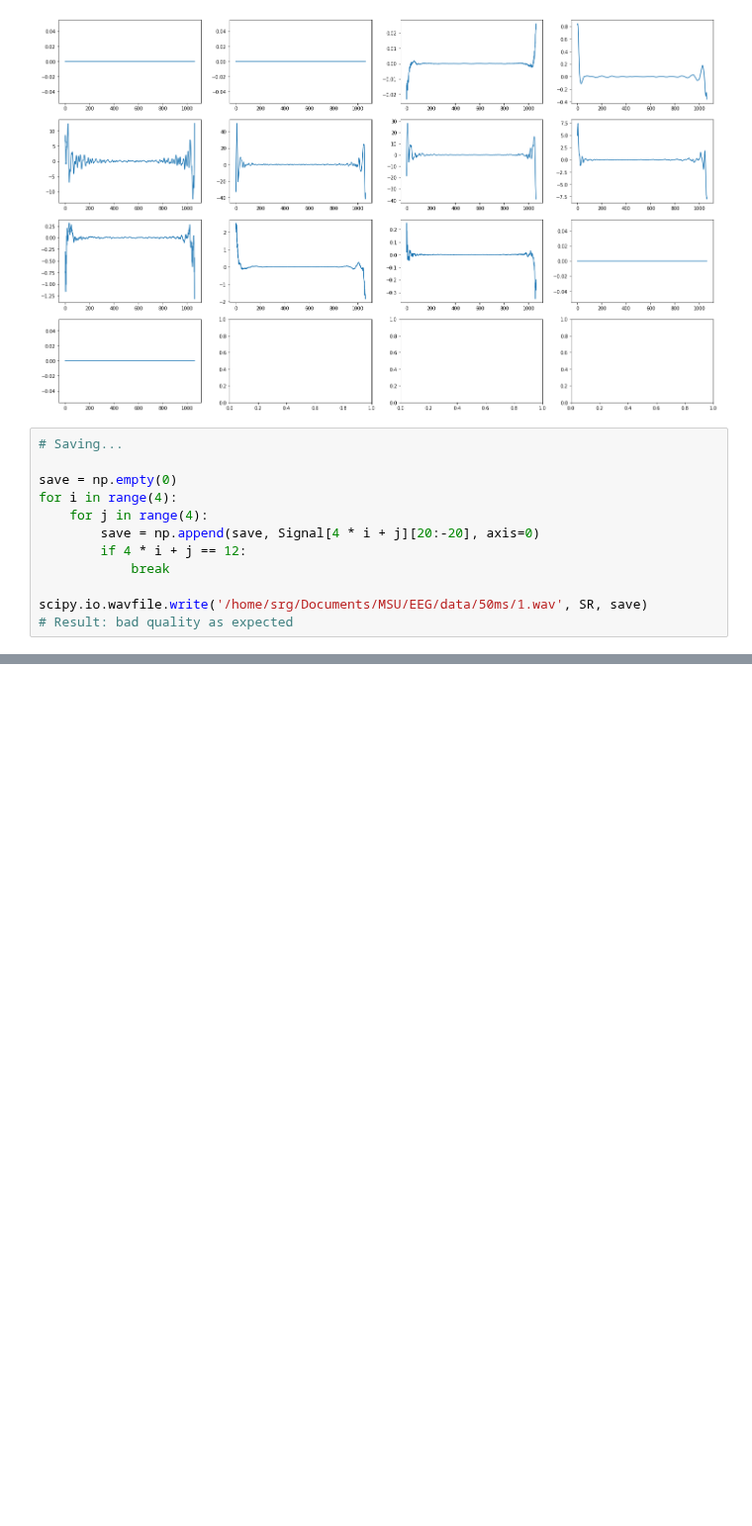
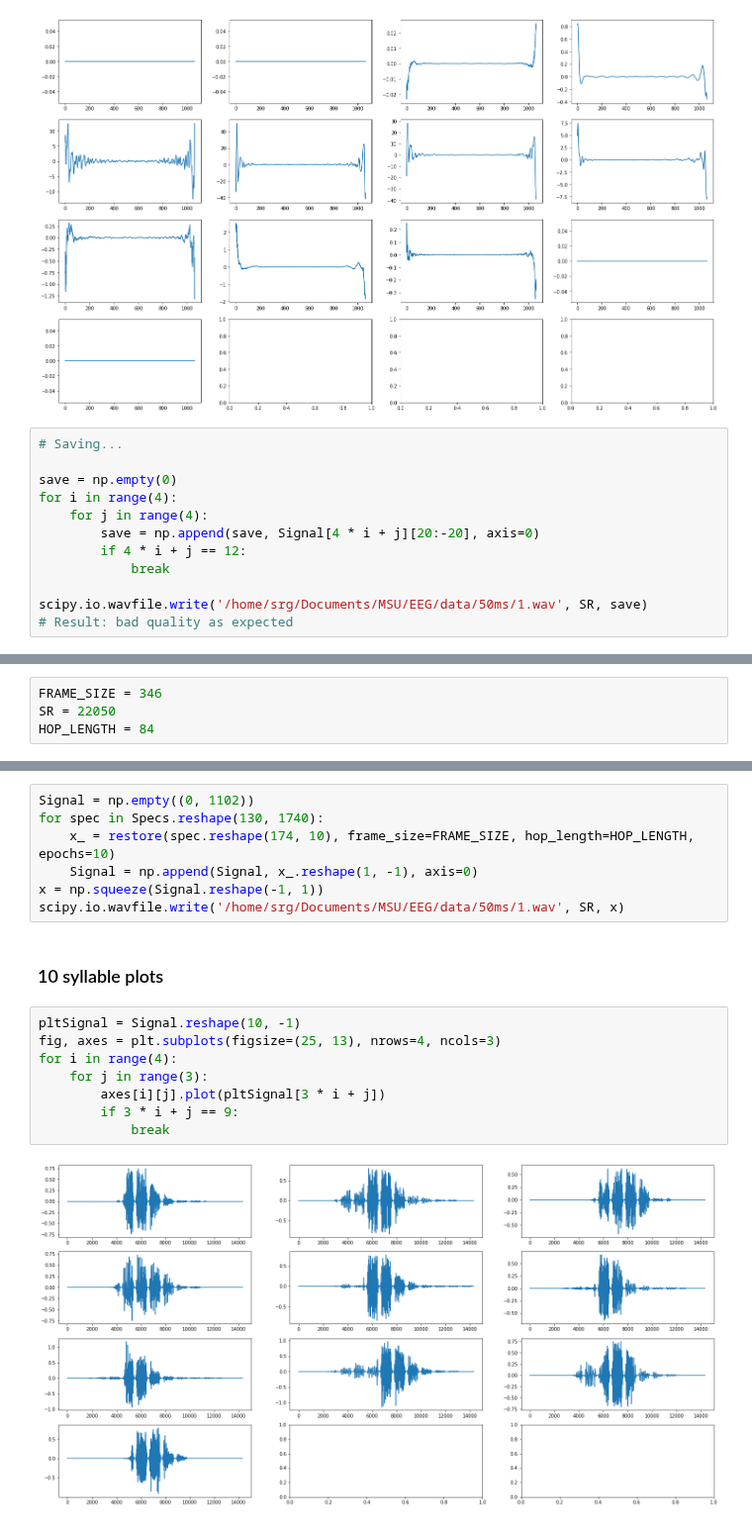
Before and after one commit to neuralsrg/EEG, a Jupyter notebook: Spectrums.ipynb, the cells around one changed output, grey strips where cells are left out. Shown at 99% size. Saved outputs shown, nothing was run; the diff lists cells and outputs as text; blank space fills up the shorter version.

```diff
--- a/Spectrums.ipynb
+++ b/Spectrums.ipynb
@@ -137,0 +152,4 @@ scipy.io.wavfile.write('/home/srg/Documents/MSU/EEG/data/50ms/1.wav', SR, save)
+# %%
+FRAME_SIZE = 346
+SR = 22050
+HOP_LENGTH = 84
@@ -137,0 +170,19 @@ scipy.io.wavfile.write('/home/srg/Documents/MSU/EEG/data/50ms/1.wav', SR, save)
+# %%
+Signal = np.empty((0, 1102))
+for spec in Specs.reshape(130, 1740):
+    x_ = restore(spec.reshape(174, 10), frame_size=FRAME_SIZE, hop_length=HOP_LENGTH, epochs=10)
+    Signal = np.append(Signal, x_.reshape(1, -1), axis=0)
+x = np.squeeze(Signal.reshape(-1, 1))
+scipy.io.wavfile.write('/home/srg/Documents/MSU/EEG/data/50ms/1.wav', SR, x)
+# %% [markdown]
+### 10 syllable plots
+# %%
+pltSignal = Signal.reshape(10, -1)
+fig, axes = plt.subplots(figsize=(25, 13), nrows=4, ncols=3)
+for i in range(4):
+    for j in range(3):
+        axes[i][j].plot(pltSignal[3 * i + j])
+        if 3 * i + j == 9:
+            break
+# %% [output]
+[figure, added]
```
Also changed, not shown: parts of 11 cells of this notebook, 1 other file.
